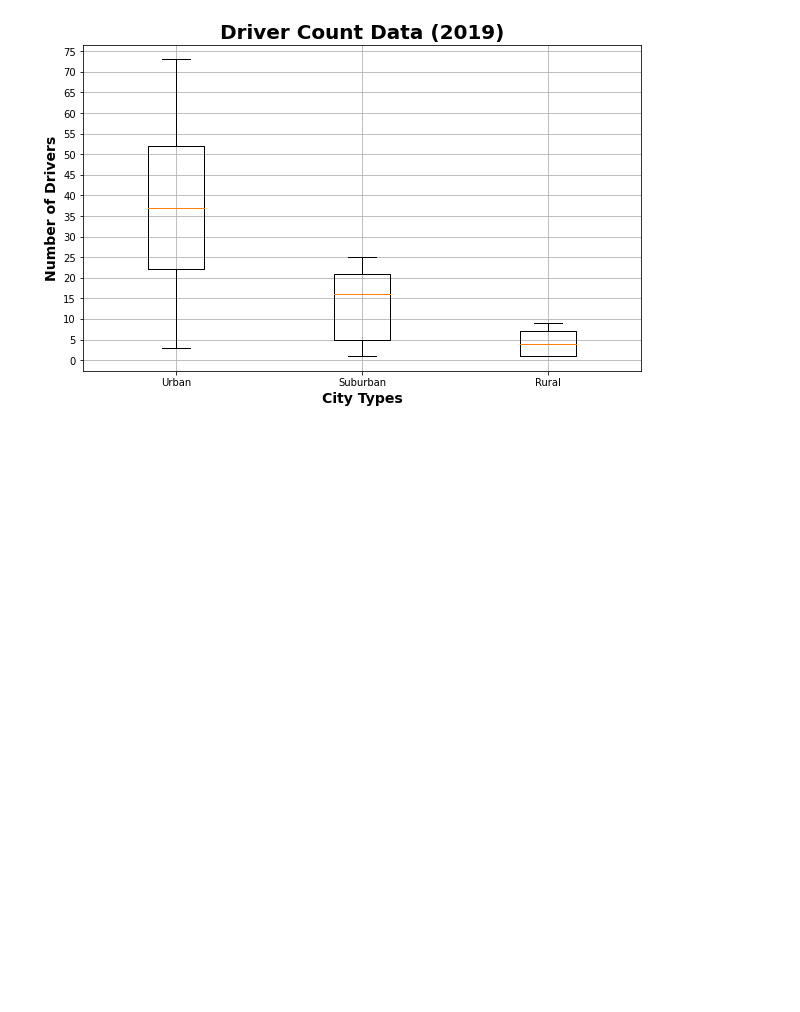
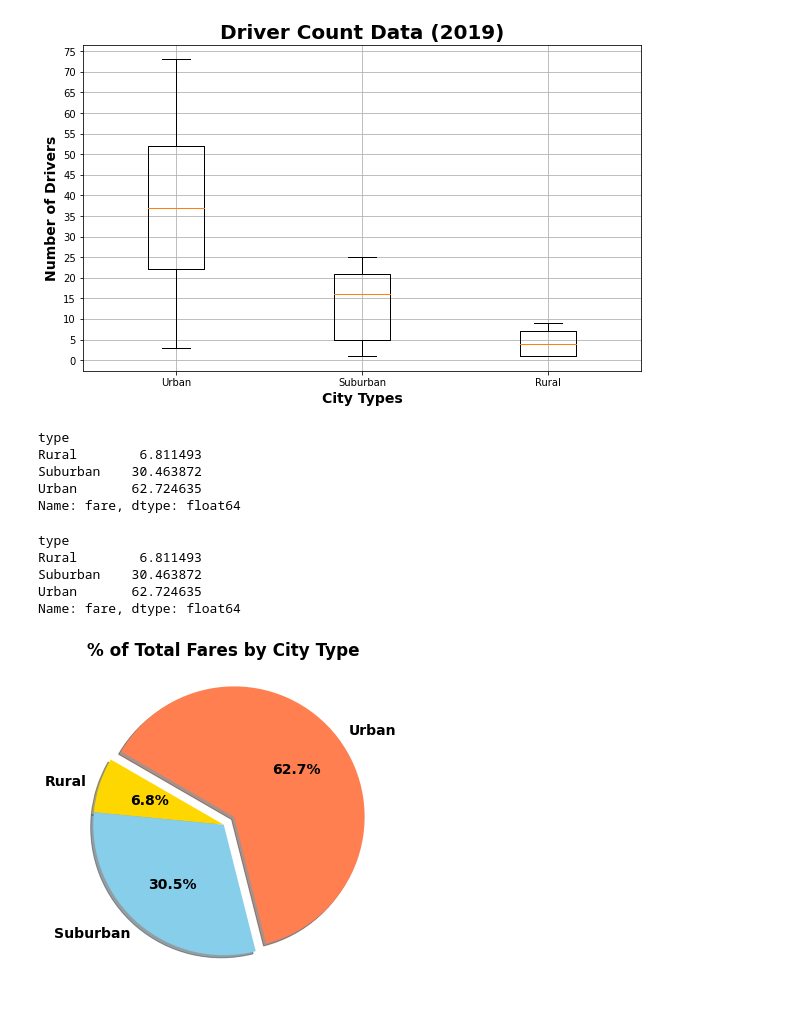
Before and after one commit to SDCoulter/PyBer_Analysis, a Jupyter notebook: PyBer.ipynb, the cells around one changed output. Saved outputs shown, nothing was run; the diff lists cells and outputs as text; code cells hidden in the pictures; blank space fills up the shorter version.

Commit message:
pie chart for % of total fares by city

```diff
--- a/PyBer.ipynb
+++ b/PyBer.ipynb
@@ -675,3 +675,46 @@ ax.grid()
 plt.savefig("analysis/Fig4.png")
 # %% [output]
 [figure]
+# %%
+# Create a pie chart for the total fares from the types of cities.
+sum_fares_by_type = pyber_data_df.groupby(["type"]).sum()["fare"]
+# Get the total of all the fares.
+total_fares = pyber_data_df["fare"].sum()
+# Get the percentages of each type.
+type_percents = sum_fares_by_type / total_fares * 100
+# %% [output]
+type
+Rural        6.811493
+Suburban    30.463872
+Urban       62.724635
+Name: fare, dtype: float64
+# %%
+# You can combine all the above into one line:
+type_percents = pyber_data_df.groupby(["type"]).sum()["fare"] / pyber_data_df["fare"].sum() * 100
+type_percents
+# %% [output]
+type
+Rural        6.811493
+Suburban    30.463872
+Urban       62.724635
+Name: fare, dtype: float64
+# %%
+# For font purposes, import MPL.
+import matplotlib as mpl
+
+# Create a pie chart from this fare data.
+plt.pie(type_percents,
+        labels=["Rural", "Suburban", "Urban"],
+        colors=['gold', 'skyblue', 'coral'],
+        explode= [0, 0, 0.1],
+        autopct="%.1f%%",
+        shadow=True,
+        startangle=150);
+plt.title("% of Total Fares by City", weight='bold')
+# Change the font size.
+mpl.rcParams['font.size'] = 14
+mpl.rcParams['font.weight'] = 'bold'
+# Save the graph.
+plt.savefig("analysis/Fig5.png")
+# %% [output]
+[figure, added]
```
Also changed, not shown: 1 other file.
